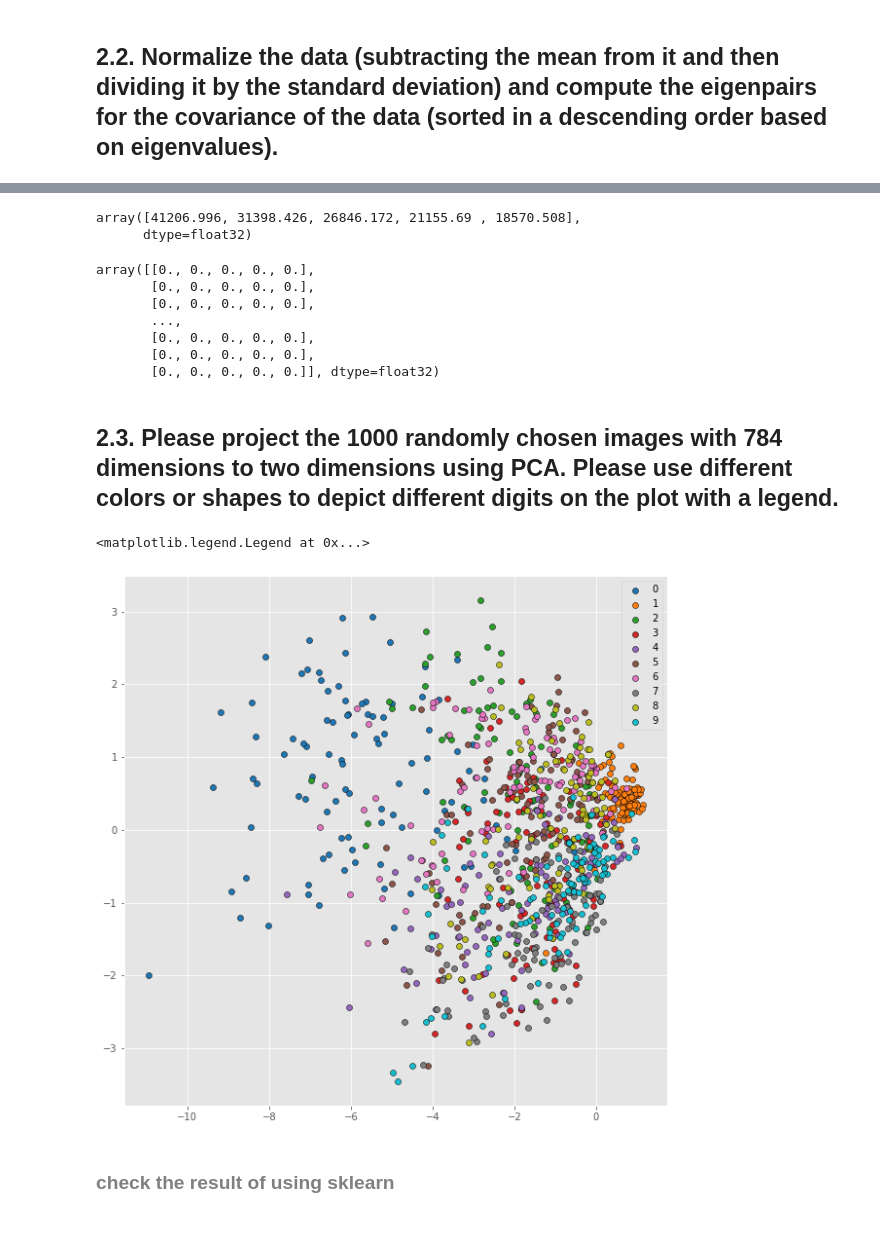
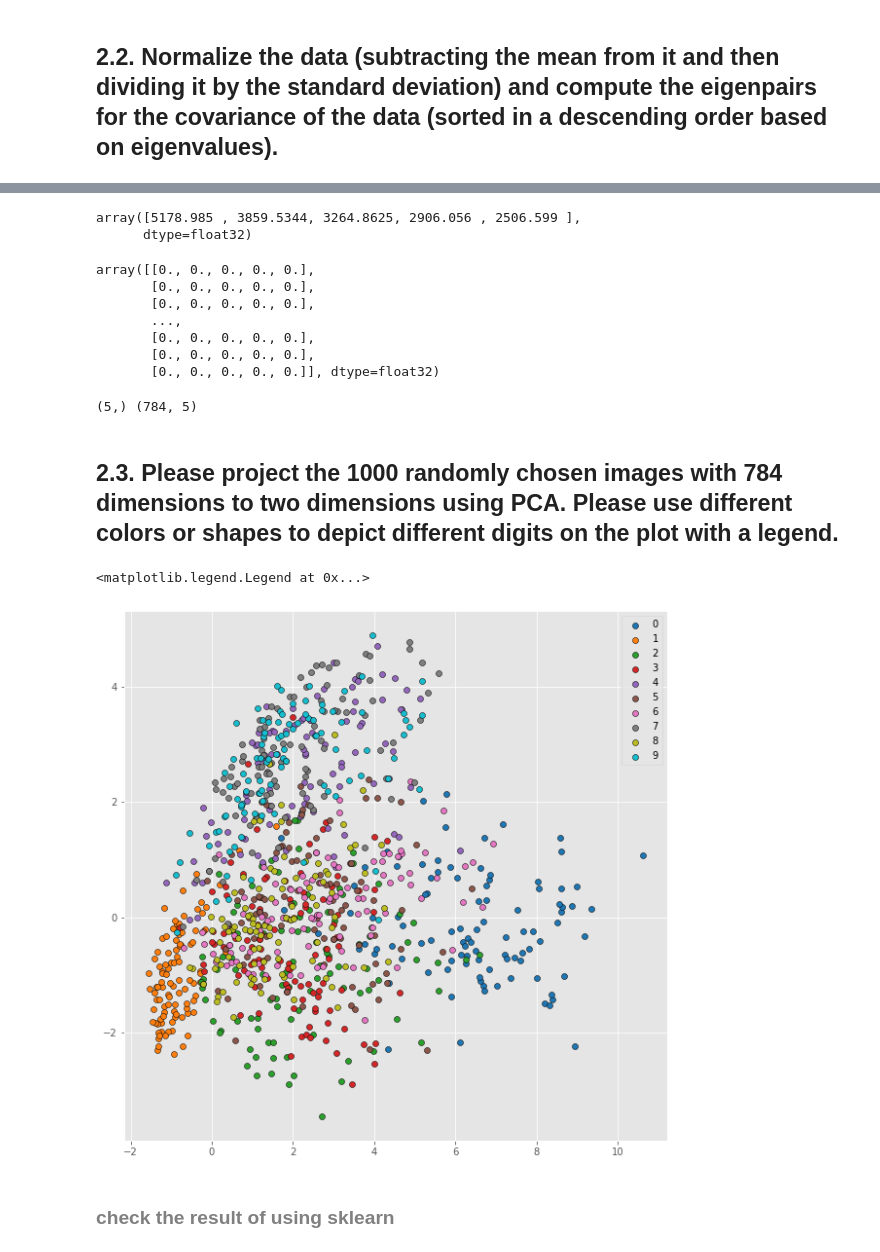
Before and after one commit to theabc50111/nccu_cs_hw, a Jupyter notebook: DeepLearning_HW/hw2/110753201_hw2_資科碩一曹昱維.ipynb, the cells around one changed output, grey strips where cells are left out. Cells and saved outputs as stored; diff of their text form; code cells hidden in the pictures.

```diff
--- a/DeepLearning_HW/hw2/110753201_hw2_資科碩一曹昱維.ipynb
+++ b/DeepLearning_HW/hw2/110753201_hw2_資科碩一曹昱維.ipynb
@@ -157,14 +168,15 @@ array([[-1.22474487, -1.22474487, -1.22474487, -1.22474487],
 # %%
 x_train = x_train.reshape(-1,784)
-
-# x_train_cm = x_train - x_train.mean(axis=0)
+# x_train_cm = np.divide(x_train - x_train.mean(axis=0), x_train.std(axis=0), out = np.zeros_like(x_train), where=x_train.std(axis=0)!=0)
+x_train_cm = x_train - x_train.mean(axis=0)
 cov_mat = x_train_cm.transpose().dot(x_train_cm)
 eig_val, eig_vector = np.linalg.eig(cov_mat)
 eig_val = eig_val[np.argsort(eig_val)[::-1]]
 eig_vector = eig_vector[np.argsort(eig_val)[::-1]]
 display(eig_val[:5], eig_vector[:,:5])
+print(eig_val[:5].shape, eig_vector[:,:5].shape)
 # %% [output]
-array([41206.996, 31398.426, 26846.172, 21155.69 , 18570.508],
+array([5178.985 , 3859.5344, 3264.8625, 2906.056 , 2506.599 ],
       dtype=float32)
 array([[0., 0., 0., 0., 0.],
        [0., 0., 0., 0., 0.],
@@ -173,23 +185,23 @@ array([[0., 0., 0., 0., 0.],
        [0., 0., 0., 0., 0.],
        [0., 0., 0., 0., 0.],
        [0., 0., 0., 0., 0.]], dtype=float32)
+(5,) (784, 5)
 # %% [markdown]
 ## 2.3. Please project the 1000 randomly chosen images with 784 dimensions to two dimensions using PCA. Please use different colors or shapes to depict different digits on the plot with a legend.
 # %%
 pca_trans_mat = eig_vector[:,:2]
-pca_trans_mat.shape
 tmp = x_train.dot(pca_trans_mat)
 
 # Plot the training points
 plt.figure(1, figsize=(10, 10))
 plt.clf()
 colors = ['tab:blue','tab:orange','tab:green','tab:red','tab:purple','tab:brown','tab:pink','tab:gray','tab:olive','tab:cyan']
 for i in range(10):
     plt.scatter(tmp[i*100:(i+1)*100, 0], tmp[i*100:(i+1)*100, 1], c=colors[i], edgecolor="k", label=f'{i}')
 plt.legend()
 # %% [output]
 <matplotlib.legend.Legend at 0x...>
-[figure, old version]
+[figure, new version]
 # %% [markdown]
 ### <font color='gray'>check the result of using sklearn</font>
 # %%
```
Also changed, not shown: parts of 5 cells of this notebook.
